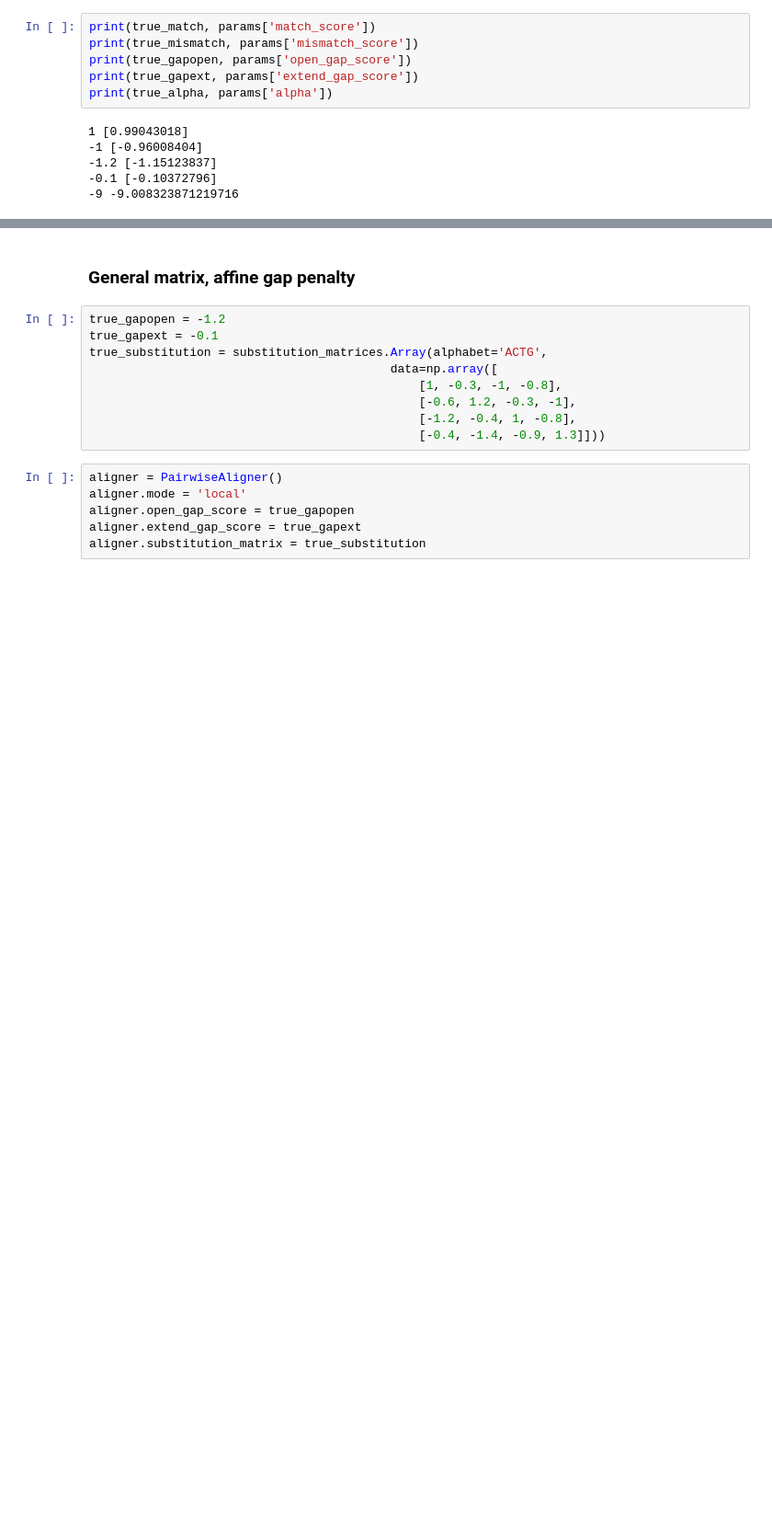
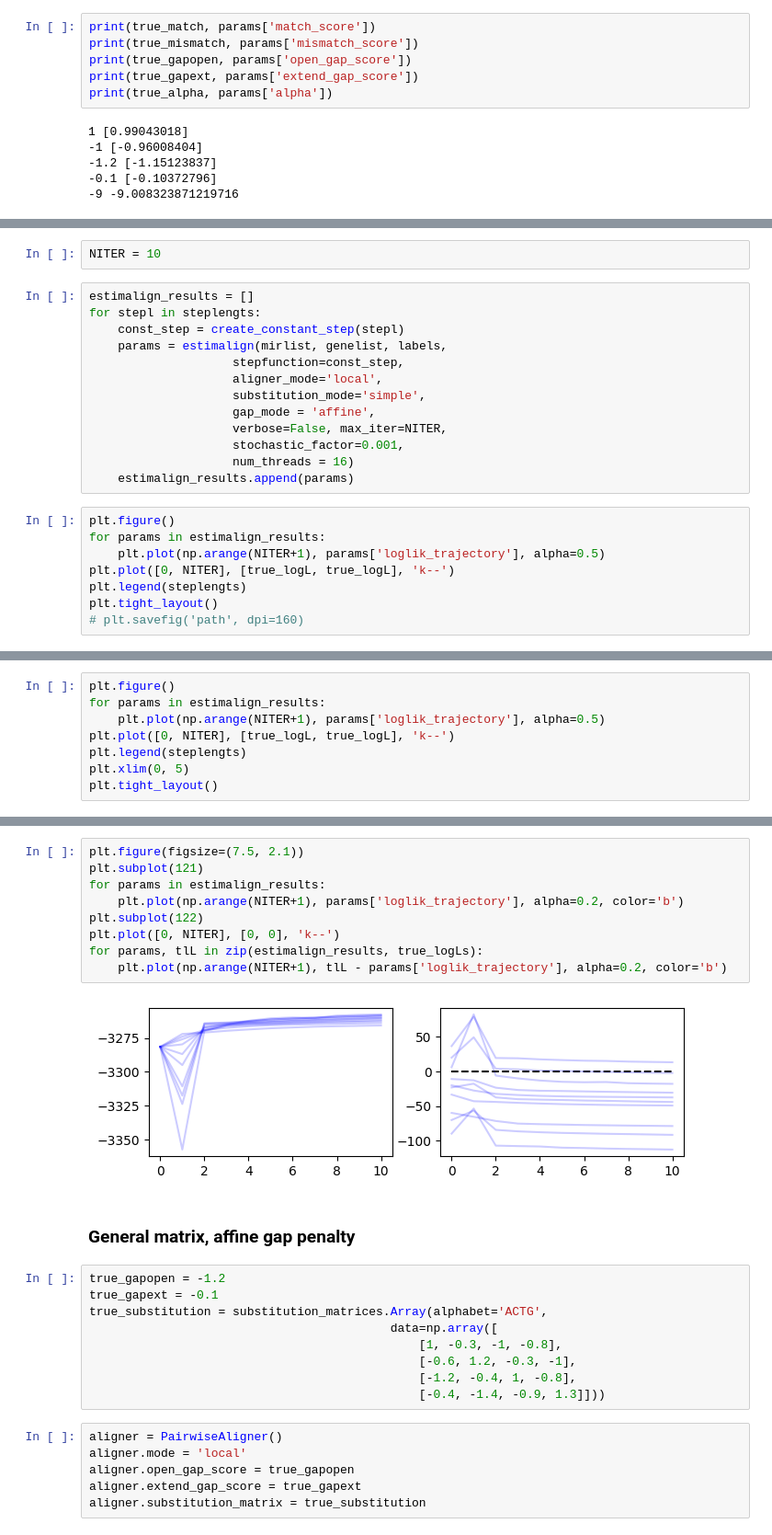
Before and after one commit to BioGeMT/DiscrimAlign, a Jupyter notebook: Simulation experiments.ipynb, the cells around one changed output, grey strips where cells are left out. Shown at 92% size. Drawn from its saved outputs; the diff is of its cells as text; blank space fills up the shorter version.

```diff
--- a/Simulation experiments.ipynb
+++ b/Simulation experiments.ipynb
@@ -256,0 +237,23 @@ for params, tlL in zip(estimalign_results, true_logLs):
+# %%
+NITER = 10
+# %%
+estimalign_results = []
+for stepl in steplengts:
+    const_step = create_constant_step(stepl)
+    params = estimalign(mirlist, genelist, labels,
+                    stepfunction=const_step,
+                    aligner_mode='local',
+                    substitution_mode='simple',
+                    gap_mode = 'affine',
+                    verbose=False, max_iter=NITER,
+                    stochastic_factor=0.001,
+                    num_threads = 16)
+    estimalign_results.append(params)
+# %%
+plt.figure()
+for params in estimalign_results:
+    plt.plot(np.arange(NITER+1), params['loglik_trajectory'], alpha=0.5)
+plt.plot([0, NITER], [true_logL, true_logL], 'k--')
+plt.legend(steplengts)
+plt.tight_layout()
+# plt.savefig('path', dpi=160)
@@ -256,0 +263,8 @@ for params, tlL in zip(estimalign_results, true_logLs):
+# %%
+plt.figure()
+for params in estimalign_results:
+    plt.plot(np.arange(NITER+1), params['loglik_trajectory'], alpha=0.5)
+plt.plot([0, NITER], [true_logL, true_logL], 'k--')
+plt.legend(steplengts)
+plt.xlim(0, 5)
+plt.tight_layout()
@@ -257,3 +299,14 @@ for params, tlL in zip(estimalign_results, true_logLs):
+# %%
+plt.figure(figsize=(7.5, 2.1))
+plt.subplot(121)
+for params in estimalign_results:
+    plt.plot(np.arange(NITER+1), params['loglik_trajectory'], alpha=0.2, color='b')
+plt.subplot(122)
+plt.plot([0, NITER], [0, 0], 'k--')
+for params, tlL in zip(estimalign_results, true_logLs):
+    plt.plot(np.arange(NITER+1), tlL - params['loglik_trajectory'], alpha=0.2, color='b')
+# %% [output]
+[figure, added]
 # %% [markdown]
 ### General matrix, affine gap penalty
 # %%
```
Also changed, not shown: parts of 16 cells of this notebook.
